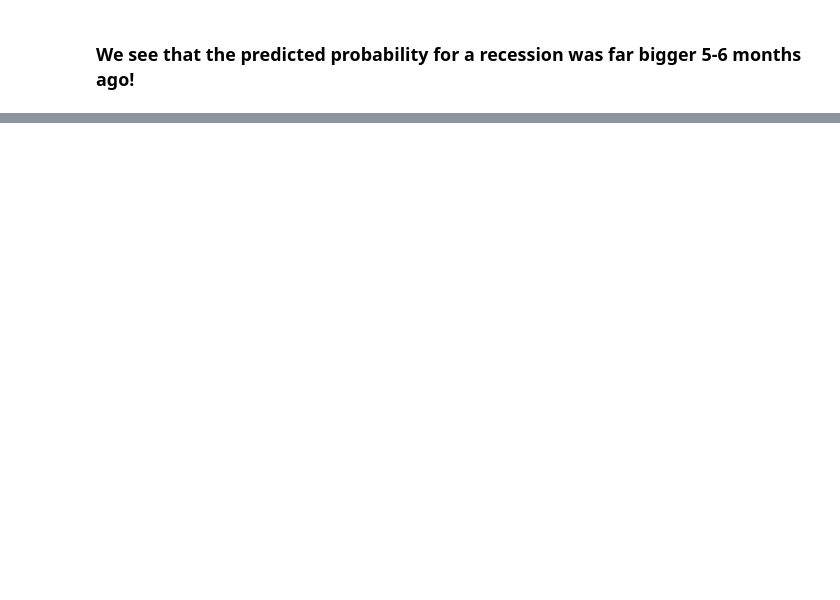
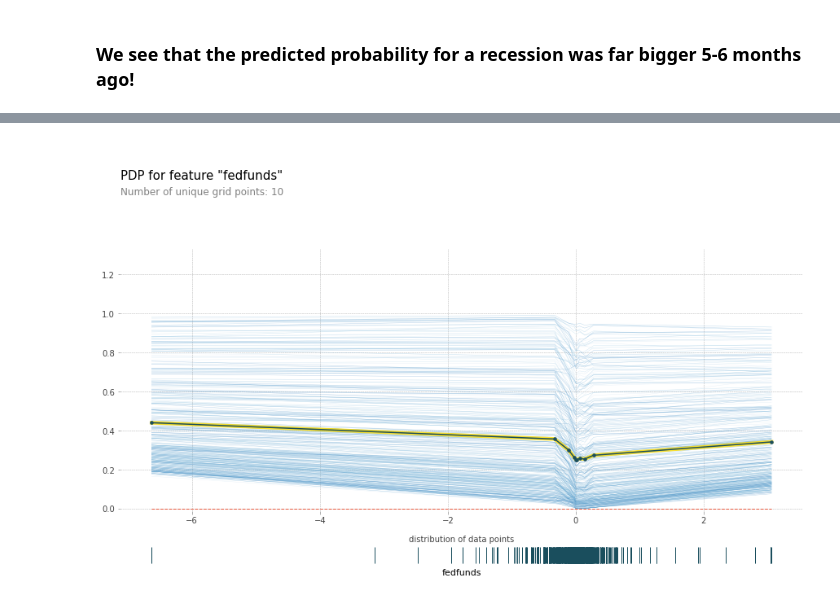
Before and after one commit to lumalik/recession-replication, a Jupyter notebook: nbs/recession-repl.ipynb, the cells around one changed output, grey strips where cells are left out. Cells and saved outputs as stored; diff of their text form; code cells hidden in the pictures; blank space fills up the shorter version.

```diff
--- a/nbs/recession-repl.ipynb
+++ b/nbs/recession-repl.ipynb
@@ -277,0 +388,10 @@ fig.show()
+# %%
+fig, axes = pdp.pdp_plot(pdp_fedfunds,
+                         'fedfunds',
+                         plot_lines=True,
+                         center=False,
+                         frac_to_plot=0.5,
+                         plot_pts_dist=True,
+)
+# %% [output]
+[figure, added]
```
Also changed, not shown: parts of 43 cells of this notebook.
